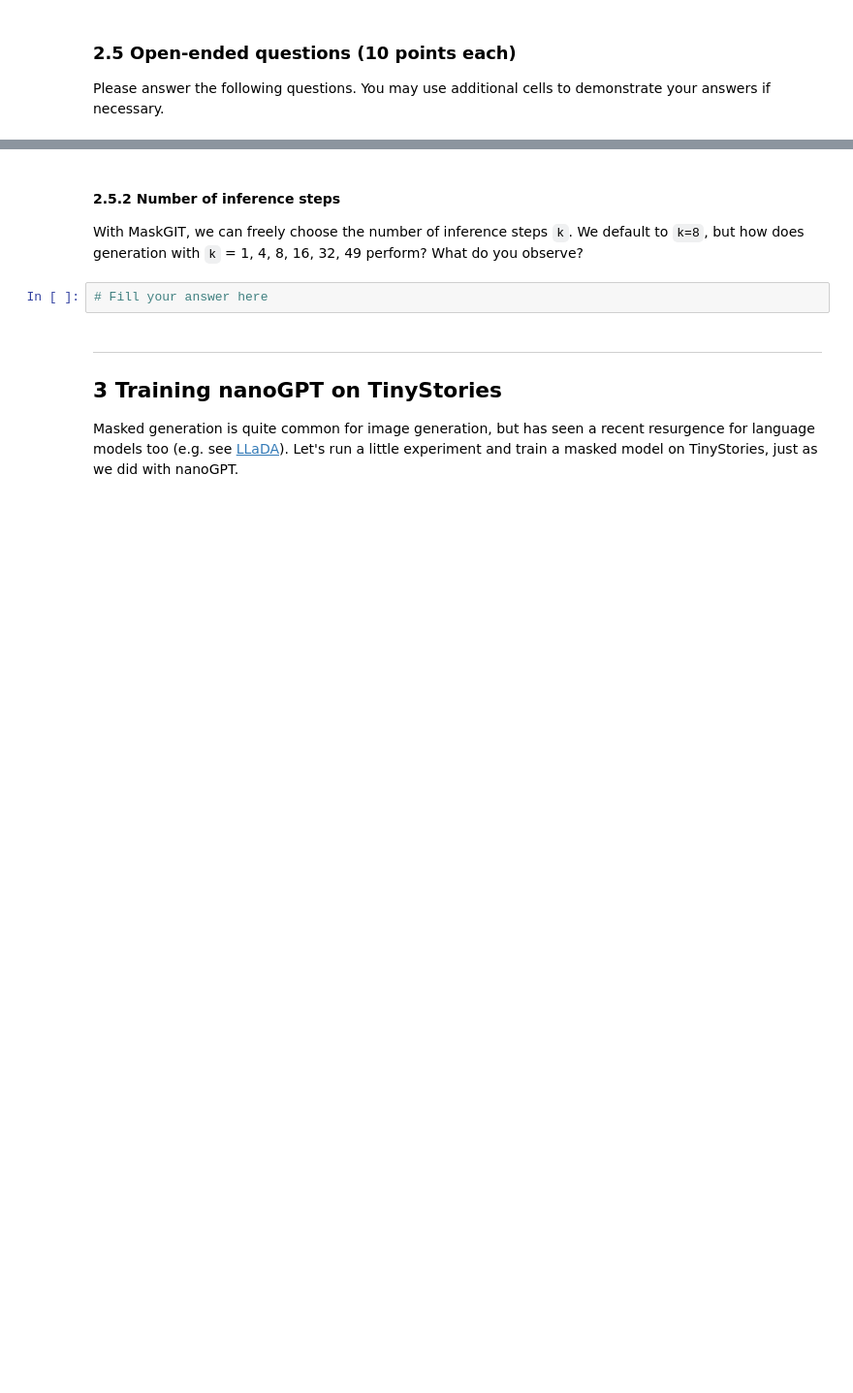
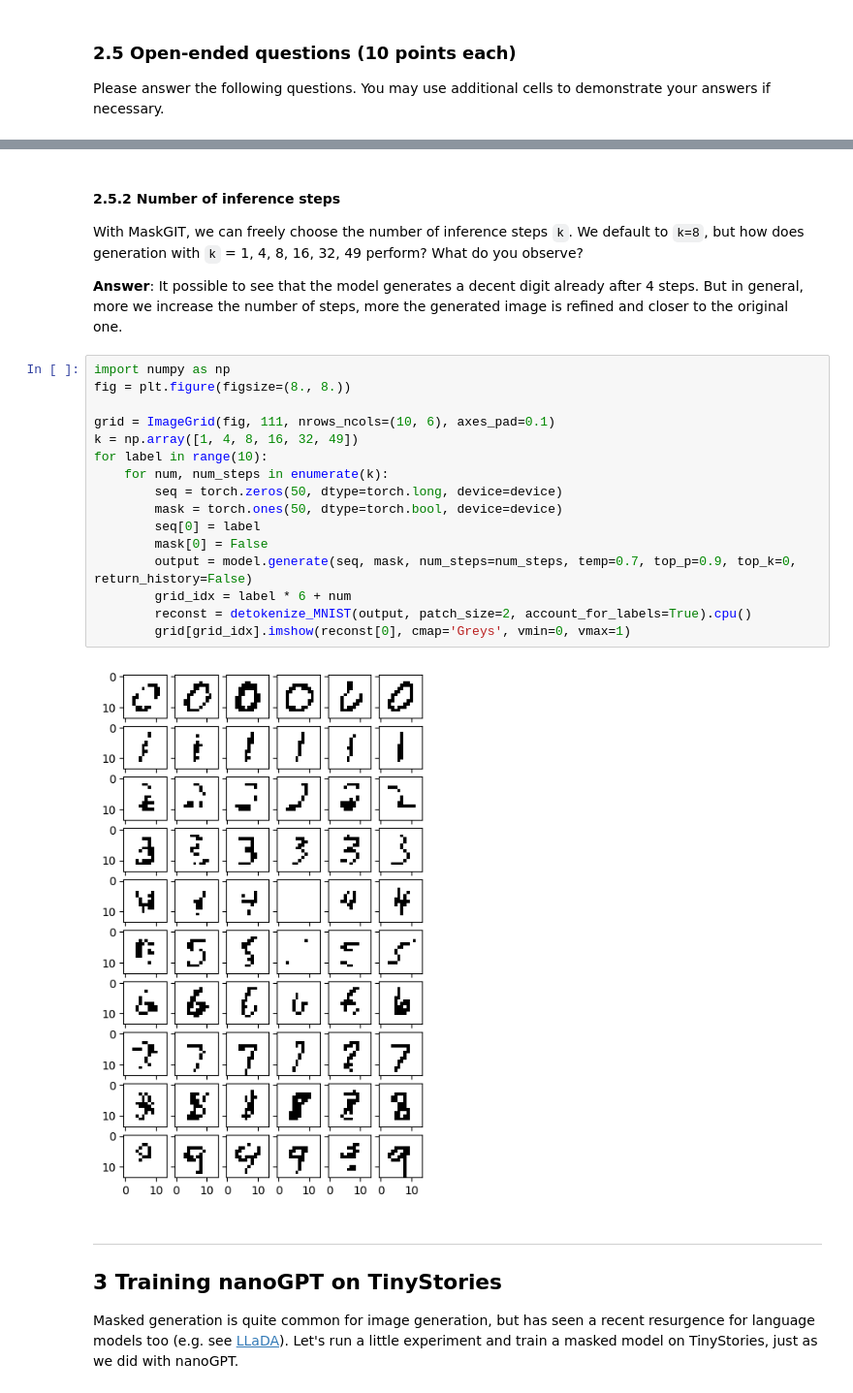
Before and after one commit to gbasi18/2026-Spring-CS503-Visual-Intelligence-Homework, a Jupyter notebook: NanoFM_Homeworks/notebooks/CS503_FM_part2_nanoMaskGIT.ipynb, the cells around one changed output, grey strips where cells are left out. Shown at 97% size. Drawn from its saved outputs; the diff is of its cells as text; blank space fills up the shorter version.

```diff
--- a/NanoFM_Homeworks/notebooks/CS503_FM_part2_nanoMaskGIT.ipynb
+++ b/NanoFM_Homeworks/notebooks/CS503_FM_part2_nanoMaskGIT.ipynb
@@ -314,8 +310,26 @@ for label in range(10):
 #### 2.5.2 Number of inference steps
 
 With MaskGIT, we can freely choose the number of inference steps `k`. We default to `k=8`, but how does generation with `k` = 1, 4, 8, 16, 32, 49 perform? What do you observe?
+
+**Answer**: It possible to see that the model generates a decent digit already after 4 steps. But in general, more we increase the number of steps, more the generated image is refined and closer to the original one.
 # %%
-# Fill your answer here
+import numpy as np
+fig = plt.figure(figsize=(8., 8.))
+
+grid = ImageGrid(fig, 111, nrows_ncols=(10, 6), axes_pad=0.1)
+k = np.array([1, 4, 8, 16, 32, 49])
+for label in range(10):
+    for num, num_steps in enumerate(k):
+        seq = torch.zeros(50, dtype=torch.long, device=device)
+        mask = torch.ones(50, dtype=torch.bool, device=device)
+        seq[0] = label
+        mask[0] = False
+        output = model.generate(seq, mask, num_steps=num_steps, temp=0.7, top_p=0.9, top_k=0, return_history=False)
+        grid_idx = label * 6 + num
+        reconst = detokenize_MNIST(output, patch_size=2, account_for_labels=True).cpu()
+        grid[grid_idx].imshow(reconst[0], cmap='Greys', vmin=0, vmax=1)
+# %% [output]
+[figure, added]
 # %% [markdown]
 ---
 
```
Also changed, not shown: parts of 19 cells of this notebook, 2 other files.
